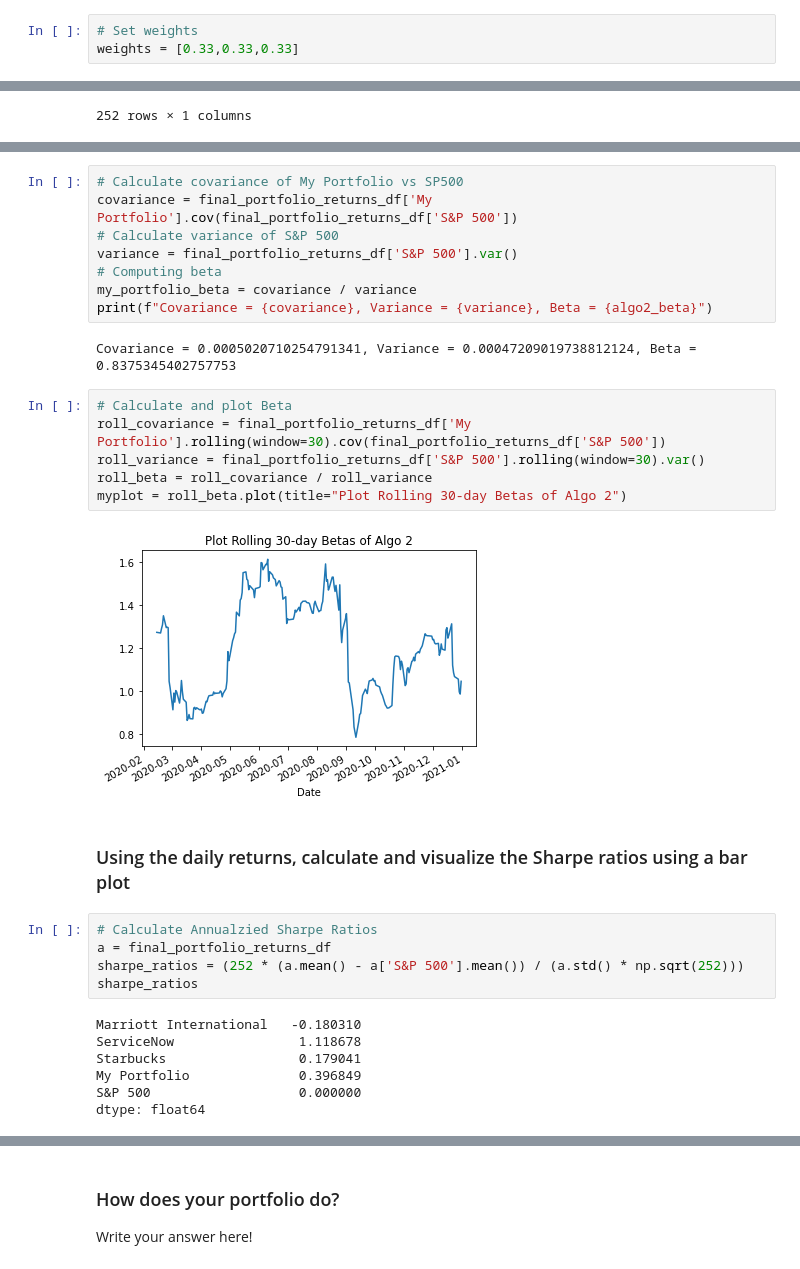
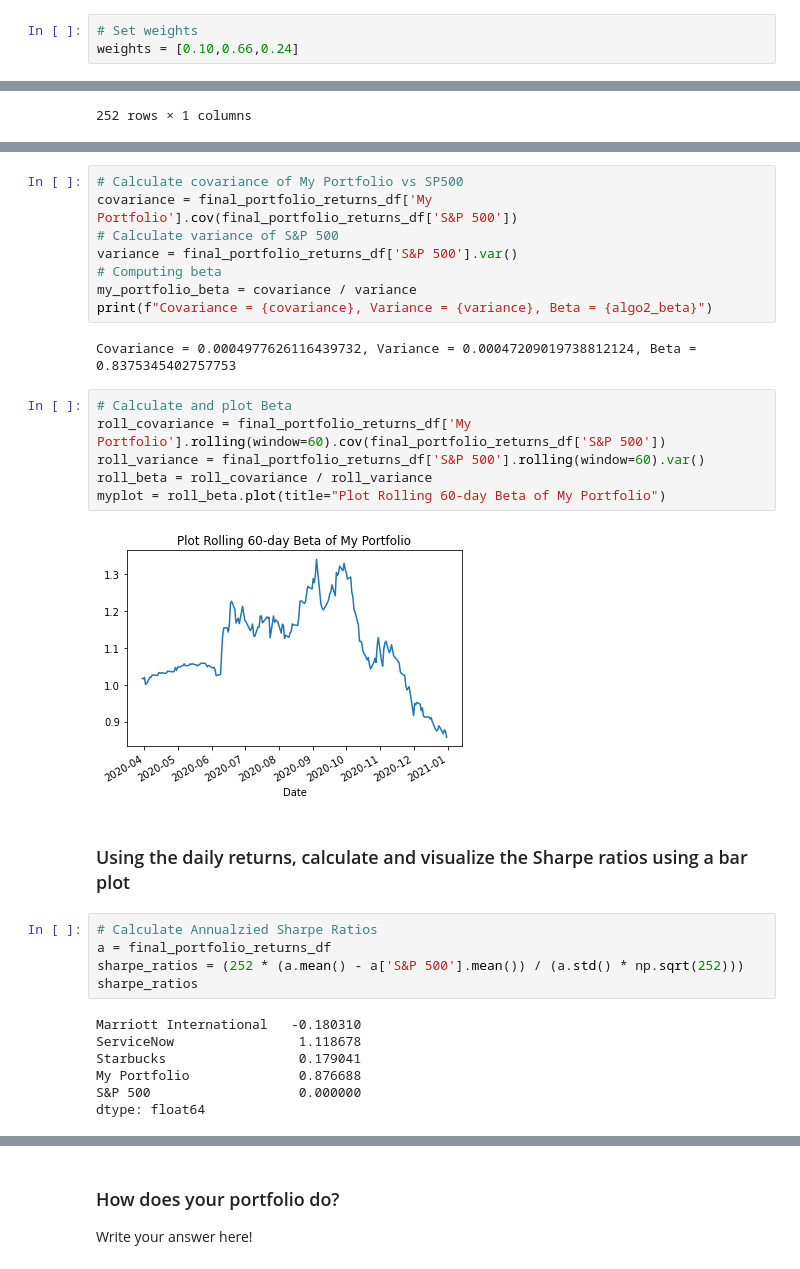
Before and after one commit to antonioserrano12/Pandas, a Jupyter notebook: whale_analysis.ipynb, the cells around one changed output, grey strips where cells are left out. Cells and saved outputs as stored; diff of their text form.

```diff
--- a/whale_analysis.ipynb
+++ b/whale_analysis.ipynb
@@ -527,7 +527,7 @@ daily_returns_df.sample(4)
 ## Calculate the weighted returns for the portfolio assuming an equal number of shares for each stock
 # %%
 # Set weights
-weights = [0.33,0.33,0.33]
+weights = [0.10,0.66,0.24]
 # %%
 # Calculate portfolio return
 portfolio_returns = daily_returns_df.dot(weights)
@@ -660,15 +660,15 @@ variance = final_portfolio_returns_df['S&P 500'].var()
 my_portfolio_beta = covariance / variance
 print(f"Covariance = {covariance}, Variance = {variance}, Beta = {algo2_beta}")
 # %% [output]
-Covariance = 0.0005020710254791341, Variance = 0.00047209019738812124, Beta = 0.8375345402757753
+Covariance = 0.0004977626116439732, Variance = 0.00047209019738812124, Beta = 0.8375345402757753
 # %%
 # Calculate and plot Beta
-roll_covariance = final_portfolio_returns_df['My Portfolio'].rolling(window=30).cov(final_portfolio_returns_df['S&P 500'])
-roll_variance = final_portfolio_returns_df['S&P 500'].rolling(window=30).var()
+roll_covariance = final_portfolio_returns_df['My Portfolio'].rolling(window=60).cov(final_portfolio_returns_df['S&P 500'])
+roll_variance = final_portfolio_returns_df['S&P 500'].rolling(window=60).var()
 roll_beta = roll_covariance / roll_variance
-myplot = roll_beta.plot(title="Plot Rolling 30-day Betas of Algo 2")
+myplot = roll_beta.plot(title="Plot Rolling 60-day Beta of My Portfolio")
 # %% [output]
-[figure, old version]
+[figure, new version]
 # %% [markdown]
 ### Using the daily returns, calculate and visualize the Sharpe ratios using a bar plot
 # %%
@@ -680,7 +680,7 @@ sharpe_ratios
 Marriott International   -0.180310
 ServiceNow                1.118678
 Starbucks                 0.179041
-My Portfolio              0.396849
+My Portfolio              0.876688
 S&P 500                   0.000000
 dtype: float64
 # %%
```
Also changed, not shown: parts of 9 cells of this notebook.
